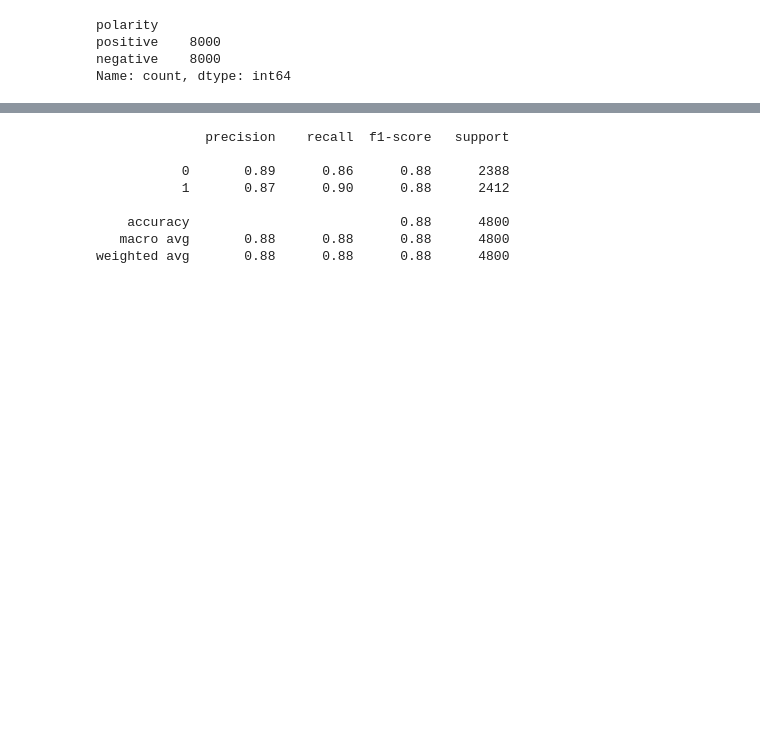
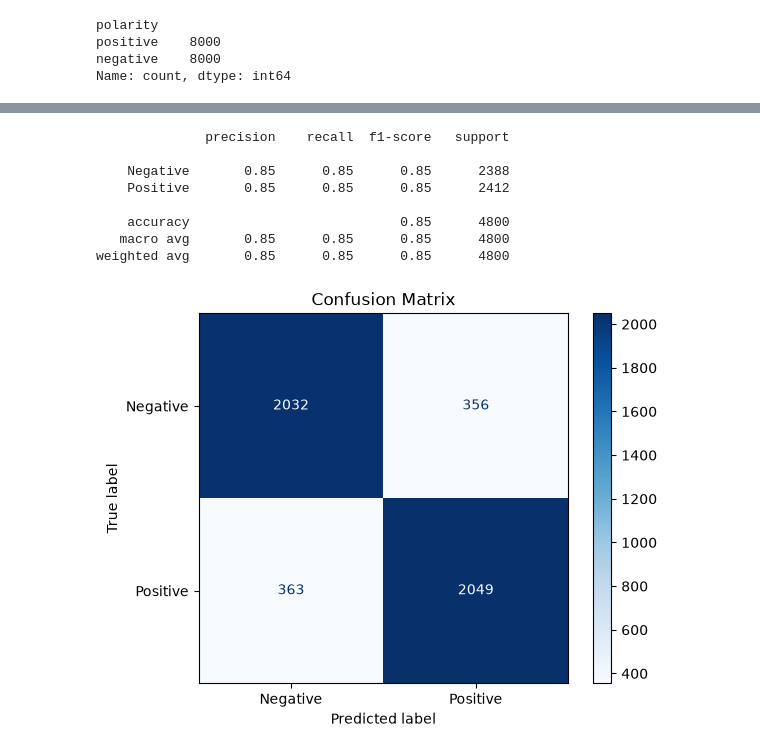
Before and after one commit to SolidGluten/imdb-reviews-sentiment-analysis, a Jupyter notebook: models/random_forest.ipynb, the cells around one changed output, grey strips where cells are left out. Cells and saved outputs as stored; diff of their text form; code cells hidden in the pictures; blank space fills up the shorter version.

Commit message:
# feat(rm+svm): grid search CV & pipeline

```diff
--- a/models/random_forest.ipynb
+++ b/models/random_forest.ipynb
@@ -173,5 +153,5 @@ tfidf_model = TfidfVectorizer(
 def convert_polarity(polarity):
     return 1 if polarity == 'positive' else 0
 # %%
-X = clean_df['final_full_text']
+X = clean_df['lemmatized_full_text']
 Y = clean_df['polarity'].apply(convert_polarity)
@@ -187,0 +163,25 @@ RandomForestClassifier(n_estimators=200)
+# %%
+rm_pipeline = Pipeline([
+    ('tfidf', TfidfVectorizer()),
+    ('rm', RandomForestClassifier())
+])
+
+param_grid = {
+    'tfidf__max_features': [2500, 5000],
+    'tfidf__ngram_range': [(1, 3)],
+
+    'rm__n_estimators': [300],
+    'rm__max_depth': [20, 25, 30],
+    'rm__min_samples_leaf': [4],
+}
+
+grid_search = GridSearchCV(
+    rm_pipeline,
+    param_grid,
+    cv=5,
+    n_jobs=-1,
+    verbose=2,
+    return_train_score=True
+)
+
+grid_search.fit(rm_X_train, rm_Y_train)
@@ -188,12 +215,27 @@ RandomForestClassifier(n_estimators=200)
 # %%
-rf_predictions = random_forest.predict(rm_X_test)
-print(classification_report(rm_Y_test, rf_predictions))
+grid_search_pred = grid_search.predict(rm_X_test)
+
+# Classification Metrics
+print(classification_report(
+    rm_Y_test,
+    grid_search_pred,
+    labels=[0, 1],
+    target_names=['Negative', 'Positive']
+))
+
+# Confusion Matrix
+cm = confusion_matrix(rm_Y_test, grid_search_pred)
+disp = ConfusionMatrixDisplay(confusion_matrix=cm, display_labels=['Negative', 'Positive'])
+disp.plot(cmap=plt.cm.Blues)
+plt.title("Confusion Matrix")
+plt.show()
 # %% [output]
               precision    recall  f1-score   support
 
-           0       0.89      0.86      0.88      2388
-           1       0.87      0.90      0.88      2412
+    Negative       0.85      0.85      0.85      2388
+    Positive       0.85      0.85      0.85      2412
 
-    accuracy                           0.88      4800
-   macro avg       0.88      0.88      0.88      4800
-weighted avg       0.88      0.88      0.88      4800
+    accuracy                           0.85      4800
+   macro avg       0.85      0.85      0.85      4800
+weighted avg       0.85      0.85      0.85      4800
+[figure, added]
```
Also changed, not shown: parts of 13 cells of this notebook, 1 other file.
